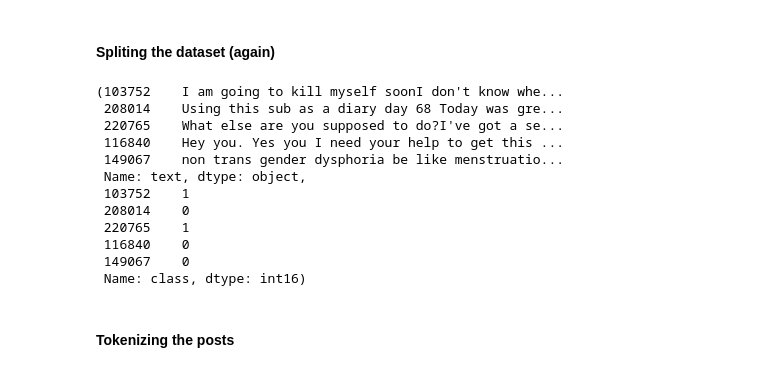
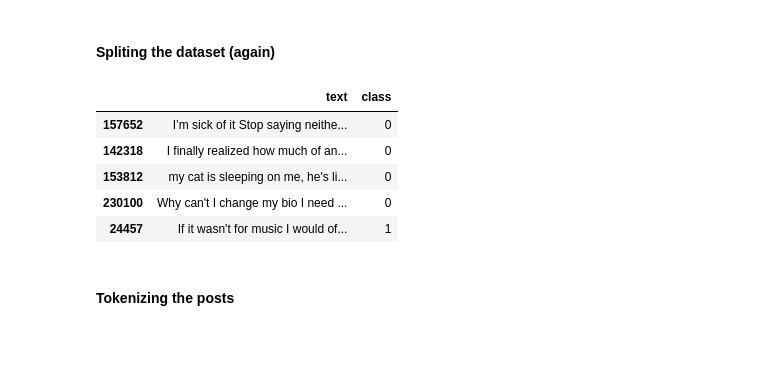
Before and after one commit to sivabalansm/reddit_depression_analysis, a Jupyter notebook: analyzer/new_solver.ipynb, the cells around one changed output. Cells and saved outputs as stored; diff of their text form; code cells hidden in the pictures; blank space fills up the shorter version.

```diff
--- a/analyzer/new_solver.ipynb
+++ b/analyzer/new_solver.ipynb
@@ -53,7 +53,7 @@ posts.describe()
 # %%
 from sklearn.model_selection import train_test_split
 
-strat_train_set, strat_test_set = train_test_split(posts, test_size=0.2, random_state=42)
+strat_train_set, strat_test_set = train_test_split(posts, test_size=0.1, random_state=42)
 # %% [markdown]
 #### Analyzing the Dataset
 # %%
@@ -83,23 +83,17 @@ plt.show()
 ### Building the Classifier
 # %% [markdown]
 #### Spliting the dataset (again)
-# %%
-texts = posts.copy()['text'][:150000]
-labels = posts.copy()['class'][:150000]
-texts[:5], labels[:5]
-# %% [output]
-(103752    I am going to kill myself soonI don't know whe...
- 208014    Using this sub as a diary day 68 Today was gre...
- 220765    What else are you supposed to do?I've got a se...
- 116840    Hey you. Yes you I need your help to get this ...
- 149067    non trans gender dysphoria be like menstruatio...
- Name: text, dtype: object,
- 103752    1
- 208014    0
- 220765    1
- 116840    0
- 149067    0
- Name: class, dtype: int16)
+# %%
+strat_train_set, strat_val_set = train_test_split(posts, test_size=1/9, random_state=1)
+
+strat_train_set[:5]
+# %% [output]
+|  | text | class |
+| 157652 | I’m sick of it Stop saying neithe... | 0 |
+| 142318 | I finally realized how much of an... | 0 |
+| 153812 | my cat is sleeping on me, he's li... | 0 |
+| 230100 | Why can't I change my bio I need ... | 0 |
+| 24457 | If it wasn't for music I would of... | 1 |
 # %% [markdown]
 #### Tokenizing the posts
 # %%
```
Also changed, not shown: parts of 25 cells of this notebook.
